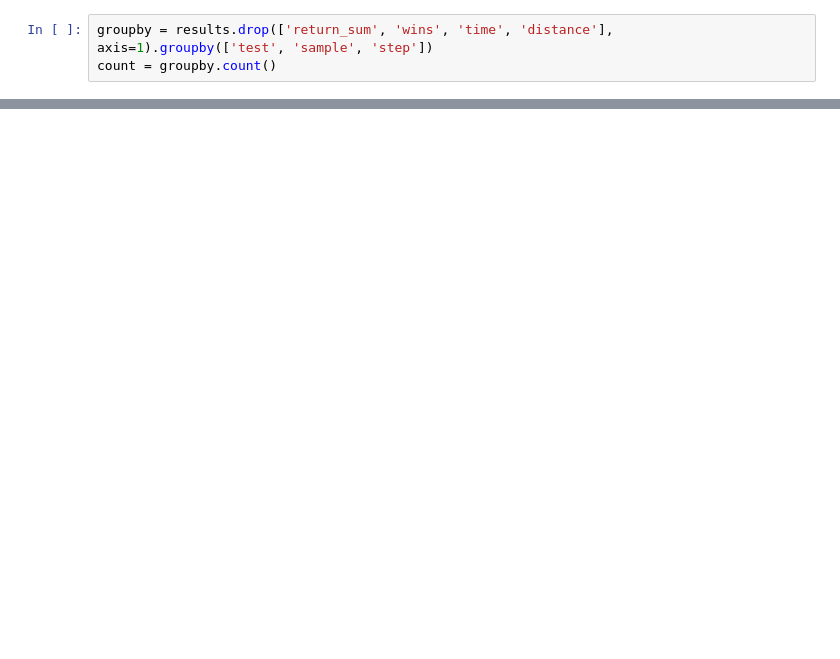
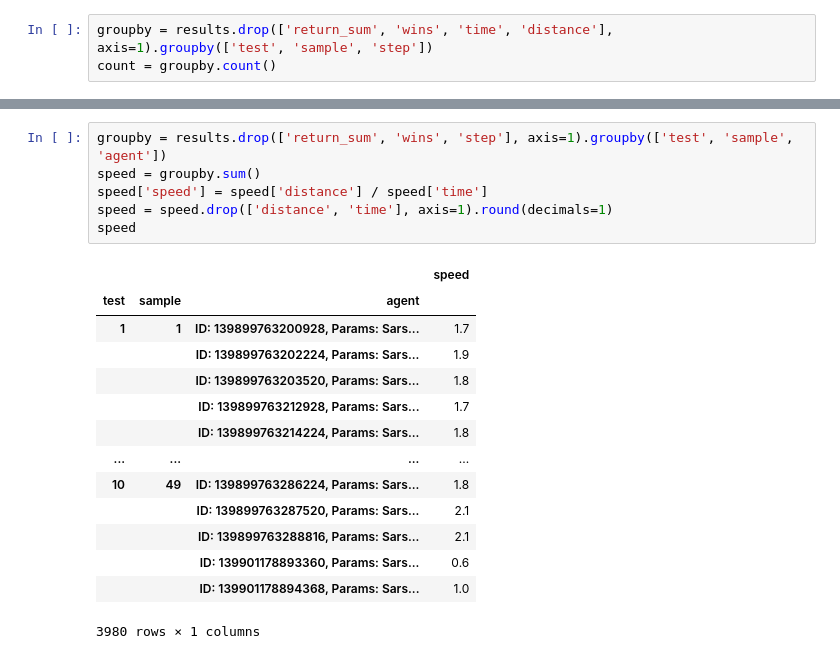
Before and after one commit to CavenaghiEmanuele/REILLY, a Jupyter notebook: pedestrian_simulation/pedestrian_analysis.ipynb, the cells around one changed output, grey strips where cells are left out. Saved outputs shown, nothing was run; the diff lists cells and outputs as text; blank space fills up the shorter version.

```diff
--- a/pedestrian_simulation/pedestrian_analysis.ipynb
+++ b/pedestrian_simulation/pedestrian_analysis.ipynb
@@ -133,0 +337,21 @@ arrival_time
+# %%
+groupby = results.drop(['return_sum', 'wins', 'step'], axis=1).groupby(['test', 'sample', 'agent'])
+speed = groupby.sum()
+speed['speed'] = speed['distance'] / speed['time']
+speed = speed.drop(['distance', 'time'], axis=1).round(decimals=1)
+speed
+# %% [output]
+|  |  |  | speed |
+| test | sample | agent |  |
+| 1 | 1 | ID: 139899763200928, Params: Sars... | 1.7 |
+|  |  | ID: 139899763202224, Params: Sars... | 1.9 |
+|  |  | ID: 139899763203520, Params: Sars... | 1.8 |
+|  |  | ID: 139899763212928, Params: Sars... | 1.7 |
+|  |  | ID: 139899763214224, Params: Sars... | 1.8 |
+| ... | ... | ... | ... |
+| 10 | 49 | ID: 139899763286224, Params: Sars... | 1.8 |
+|  |  | ID: 139899763287520, Params: Sars... | 2.1 |
+|  |  | ID: 139899763288816, Params: Sars... | 2.1 |
+|  |  | ID: 139901178893360, Params: Sars... | 0.6 |
+|  |  | ID: 139901178894368, Params: Sars... | 1.0 |
+3980 rows × 1 columns
```
Also changed, not shown: parts of 20 cells of this notebook, 1 other file.
